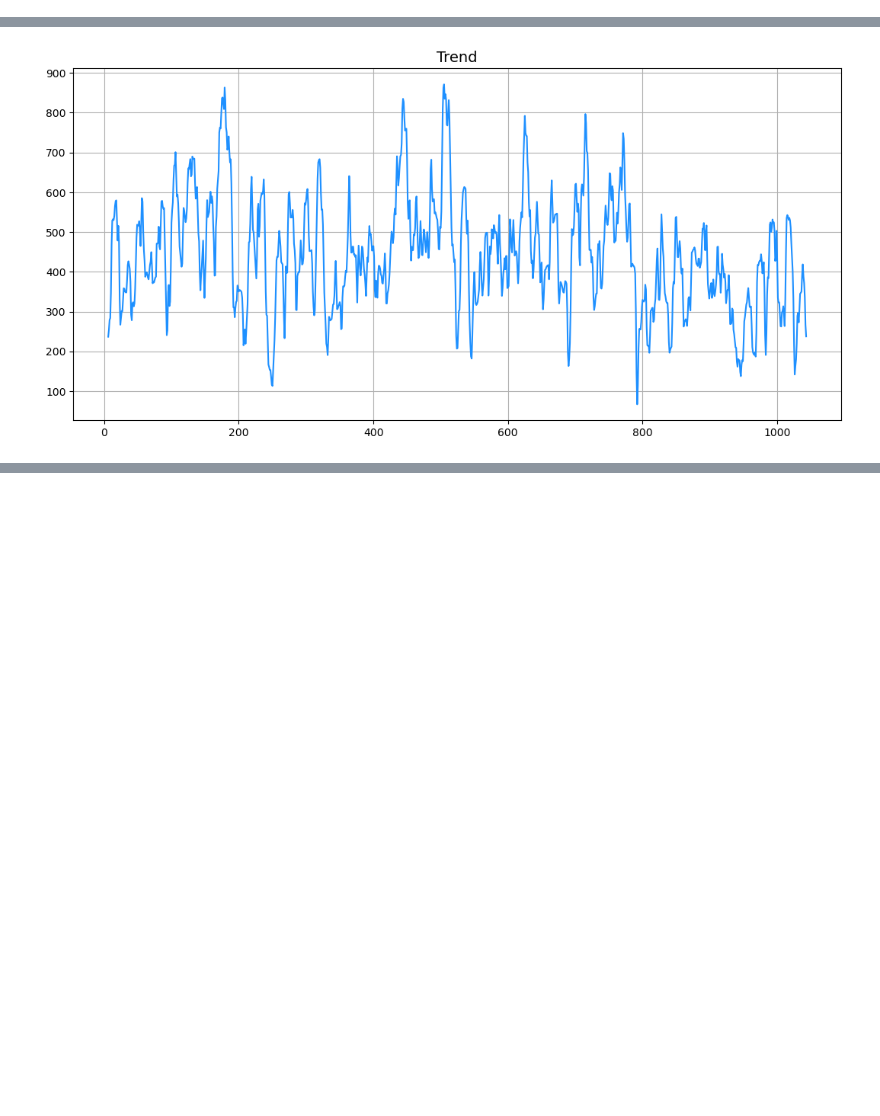
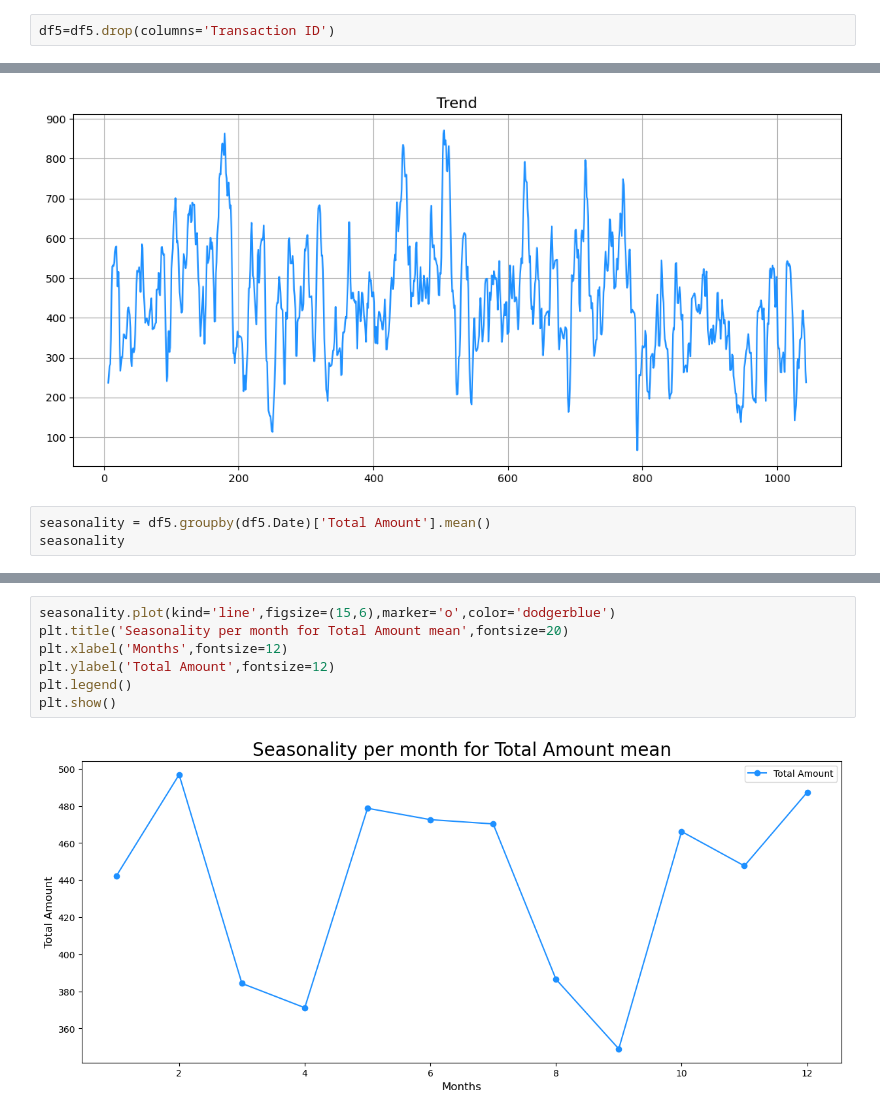
Before and after one commit to IliasMaz/DataScience-Project, a Jupyter notebook: project.ipynb, the cells around one changed output, grey strips where cells are left out. Drawn from its saved outputs; the diff is of its cells as text; blank space fills up the shorter version.

```diff
--- a/project.ipynb
+++ b/project.ipynb
@@ -1089,0 +1102,2 @@ df5.head()
+# %%
+df5=df5.drop(columns='Transaction ID')
@@ -1100,3 +1123,6 @@ ax.grid(True)
 plt.show()
 # %% [output]
 [figure]
+# %%
+seasonality = df5.groupby(df5.Date)['Total Amount'].mean()
+seasonality
@@ -1102,0 +1144,9 @@ plt.show()
+# %%
+seasonality.plot(kind='line',figsize=(15,6),marker='o',color='dodgerblue')
+plt.title('Seasonality per month for Total Amount mean',fontsize=20)
+plt.xlabel('Months',fontsize=12)
+plt.ylabel('Total Amount',fontsize=12)
+plt.legend()
+plt.show()
+# %% [output]
+[figure, added]
```
Also changed, not shown: parts of 5 cells of this notebook.
